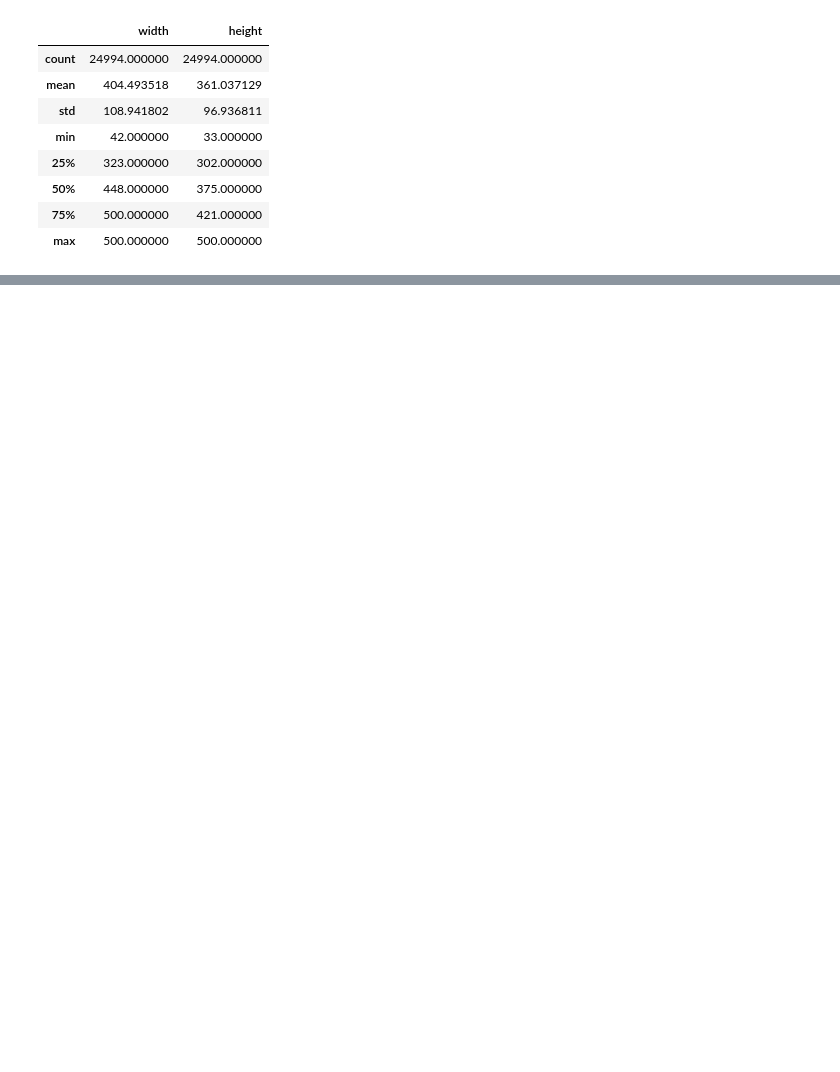
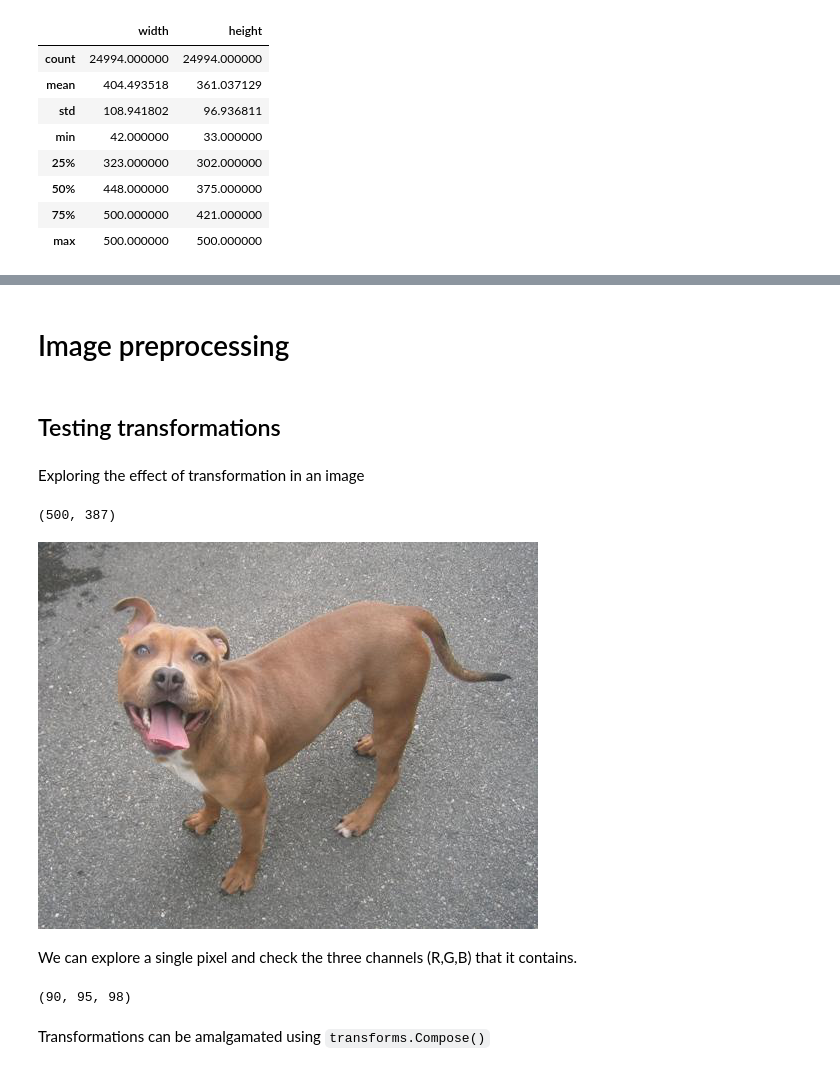
Before and after one commit to alejandrodgb/pytorch-for-dl, a Jupyter notebook: 03-CNN-Convolutional-Neural-Networks/03-Real Image Data.ipynb, the cells around one changed output, grey strips where cells are left out. Saved outputs shown, nothing was run; the diff lists cells and outputs as text; code cells hidden in the pictures; blank space fills up the shorter version.

```diff
--- a/03-CNN-Convolutional-Neural-Networks/03-Real Image Data.ipynb
+++ b/03-CNN-Convolutional-Neural-Networks/03-Real Image Data.ipynb
@@ -80,0 +94,22 @@ df['width'].plot(kind='hist', bins=20)
+# %% [markdown]
+# Image preprocessing
+# %% [markdown]
+## Testing transformations
+# %% [markdown]
+Exploring the effect of transformation in an image
+# %%
+dog = Image.open('../Data/CATS_DOGS/train/DOG/14.jpg')
+# Size is displayed as width,height
+print(dog.size)
+display(dog)
+# %% [output]
+(500, 387)
+[figure, added]
+# %% [markdown]
+We can explore a single pixel and check the three channels (R,G,B) that it contains.
+# %%
+dog.getpixel((0,0))
+# %% [output]
+(90, 95, 98)
+# %% [markdown]
+Transformations can be amalgamated using `transforms.Compose()`
```
Also changed, not shown: parts of 11 cells of this notebook.
